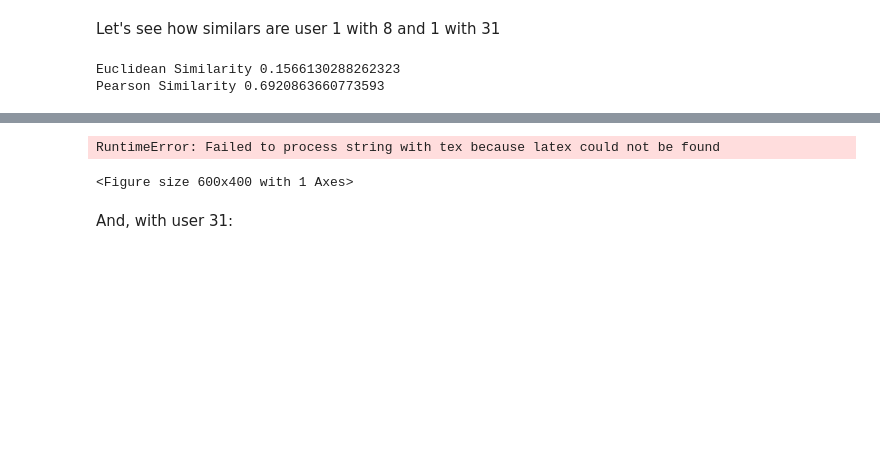
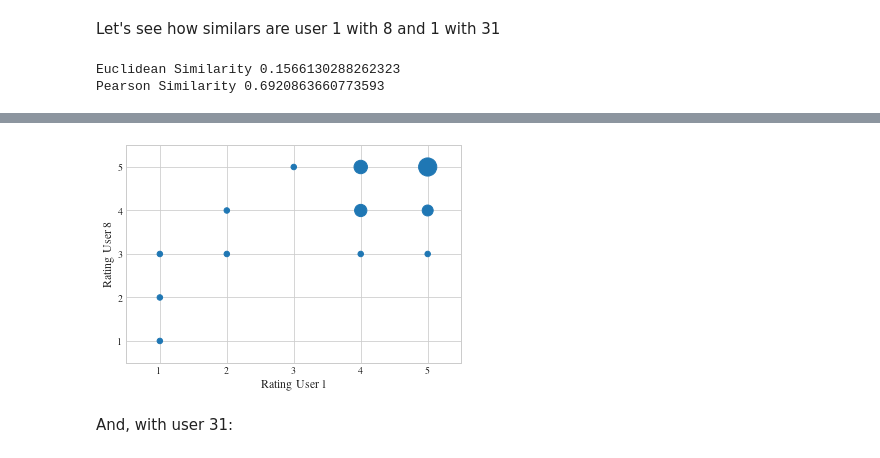
Before and after one commit to DataScienceUB/introduction-datascience-python-book, a Jupyter notebook: ch09_Recommenders.ipynb, the cells around one changed output, grey strips where cells are left out. Saved outputs shown, nothing was run; the diff lists cells and outputs as text; code cells hidden in the pictures; blank space fills up the shorter version.

```diff
--- a/ch09_Recommenders.ipynb
+++ b/ch09_Recommenders.ipynb
@@ -260,32 +260,31 @@ Pearson Similarity -0.09221388919541465
 # %%
 user_id_1, user_id_2 = 1, 8
 movies_user1=data[data['user_id'] ==user_id_1 ][['user_id','movie_id','rating']]
 movies_user2=data[data['user_id'] ==user_id_2 ][['user_id','movie_id','rating']]
 
 # FIND SHARED FILMS
 rep=pd.merge(movies_user1 ,movies_user2,on='movie_id')
 x= rep.rating_x + np.random.normal(loc=0.0, scale=0.1,size=len(rep.rating_x))
 y= rep.rating_y +np.random.normal(loc=0.0, scale=0.1,size=len(rep.rating_y))
 
 a=rep.groupby(['rating_x', 'rating_y']).size()
 x=[]
 y=[]
 s=[]
 for item,b in a.items():
     x.append(item[0])
     y.append(item[1])
     s.append(b*30.)
 
 fig = plt.figure(figsize=(6,4))
 plt.scatter(x,y, s=s)
-#plt.xlabel('Rating User 1')
-#plt.ylabel('Rating User '+str(8))
-#plt.axis([0.5,5.5,0.5,5.5])
-#plt.savefig("corre18.png",dpi= 300, bbox_inches='tight')
+plt.xlabel('Rating User 1')
+plt.ylabel('Rating User '+str(8))
+plt.axis([0.5,5.5,0.5,5.5])
+plt.savefig("corre18.png",dpi= 300, bbox_inches='tight')
 plt.show()
 # %% [output]
-RuntimeError: Failed to process string with tex because latex could not be found
-<Figure size 600x400 with 1 Axes>
+[figure, added]
 # %% [markdown]
 And, with user 31:
 # %%
```
Also changed, not shown: parts of 15 cells of this notebook.
